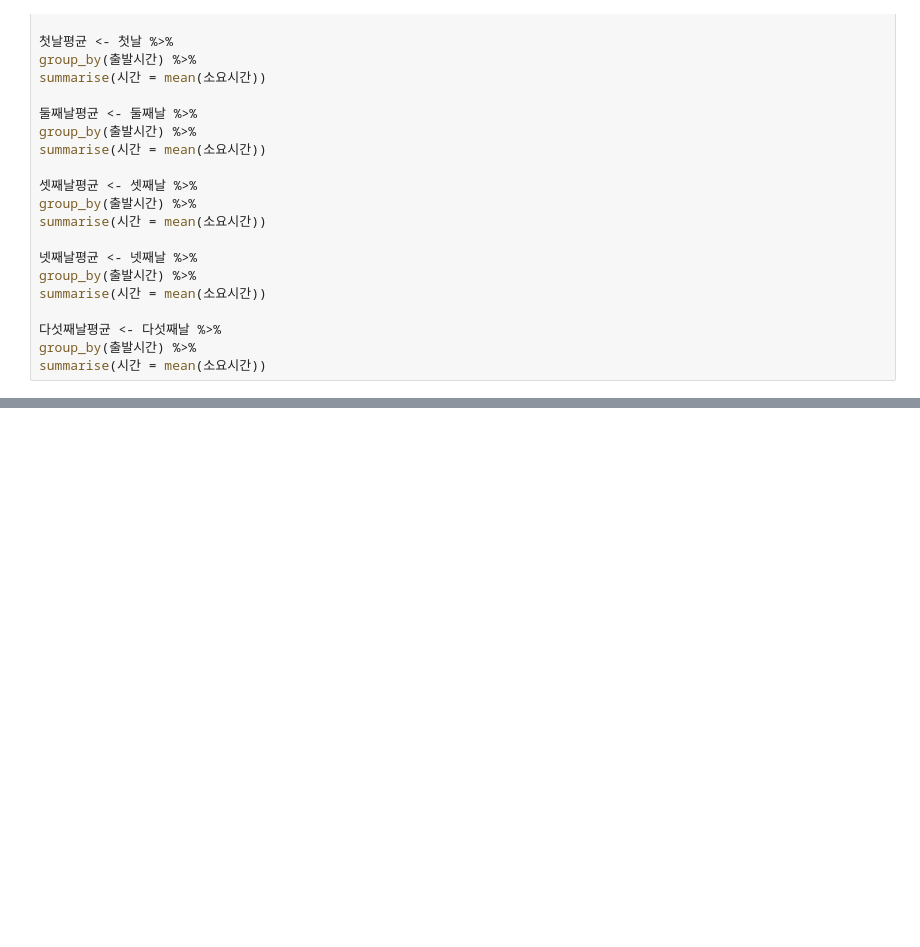
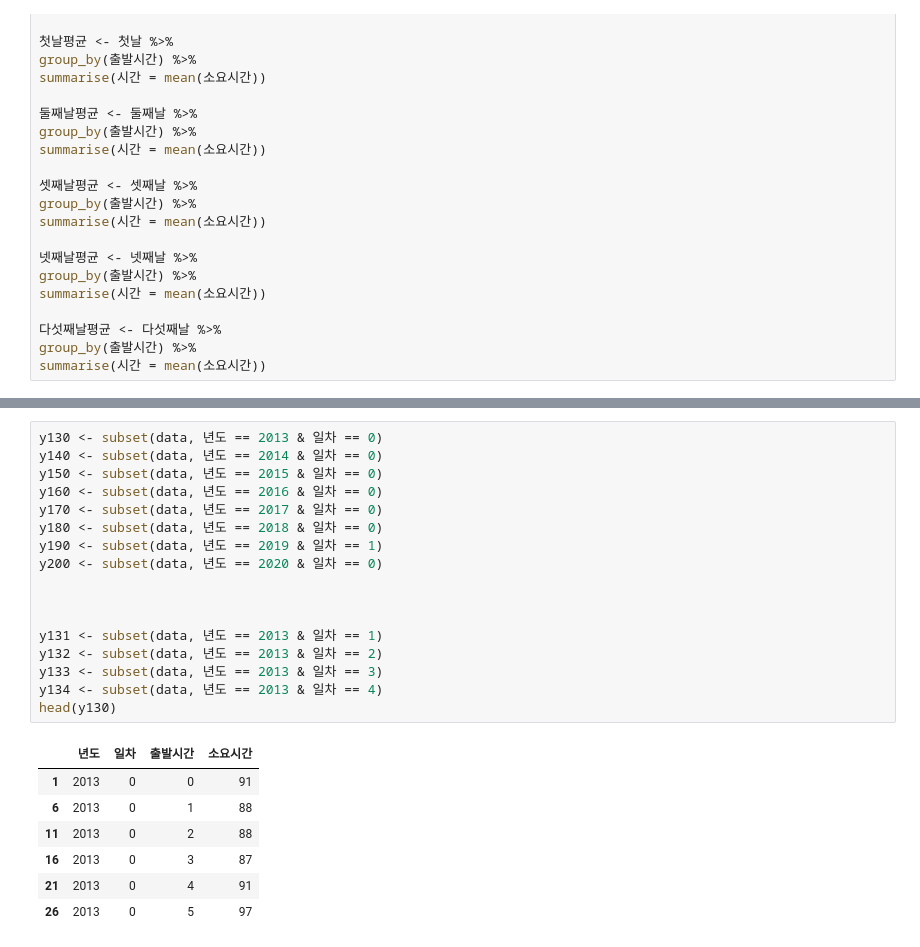
Before and after one commit to monargent0/TJRrrClass, a Jupyter notebook: 교통량.ipynb, the cells around one changed output, grey strips where cells are left out. Cells and saved outputs as stored; diff of their text form; blank space fills up the shorter version.

```diff
--- a/교통량.ipynb
+++ b/교통량.ipynb
@@ -470,0 +482,25 @@ plot(
+# %%
+y130 <- subset(data, 년도 == 2013 & 일차 == 0)
+y140 <- subset(data, 년도 == 2014 & 일차 == 0)
+y150 <- subset(data, 년도 == 2015 & 일차 == 0)
+y160 <- subset(data, 년도 == 2016 & 일차 == 0)
+y170 <- subset(data, 년도 == 2017 & 일차 == 0)
+y180 <- subset(data, 년도 == 2018 & 일차 == 0)
+y190 <- subset(data, 년도 == 2019 & 일차 == 1)
+y200 <- subset(data, 년도 == 2020 & 일차 == 0)
+
+
+
+y131 <- subset(data, 년도 == 2013 & 일차 == 1)
+y132 <- subset(data, 년도 == 2013 & 일차 == 2)
+y133 <- subset(data, 년도 == 2013 & 일차 == 3)
+y134 <- subset(data, 년도 == 2013 & 일차 == 4)
+head(y130)
+# %% [output]
+|  | 년도 | 일차 | 출발시간 | 소요시간 |
+| 1 | 2013 | 0 | 0 | 91 |
+| 6 | 2013 | 0 | 1 | 88 |
+| 11 | 2013 | 0 | 2 | 88 |
+| 16 | 2013 | 0 | 3 | 87 |
+| 21 | 2013 | 0 | 4 | 91 |
+| 26 | 2013 | 0 | 5 | 97 |
```
Also changed, not shown: parts of 9 cells of this notebook, 14 other files.
